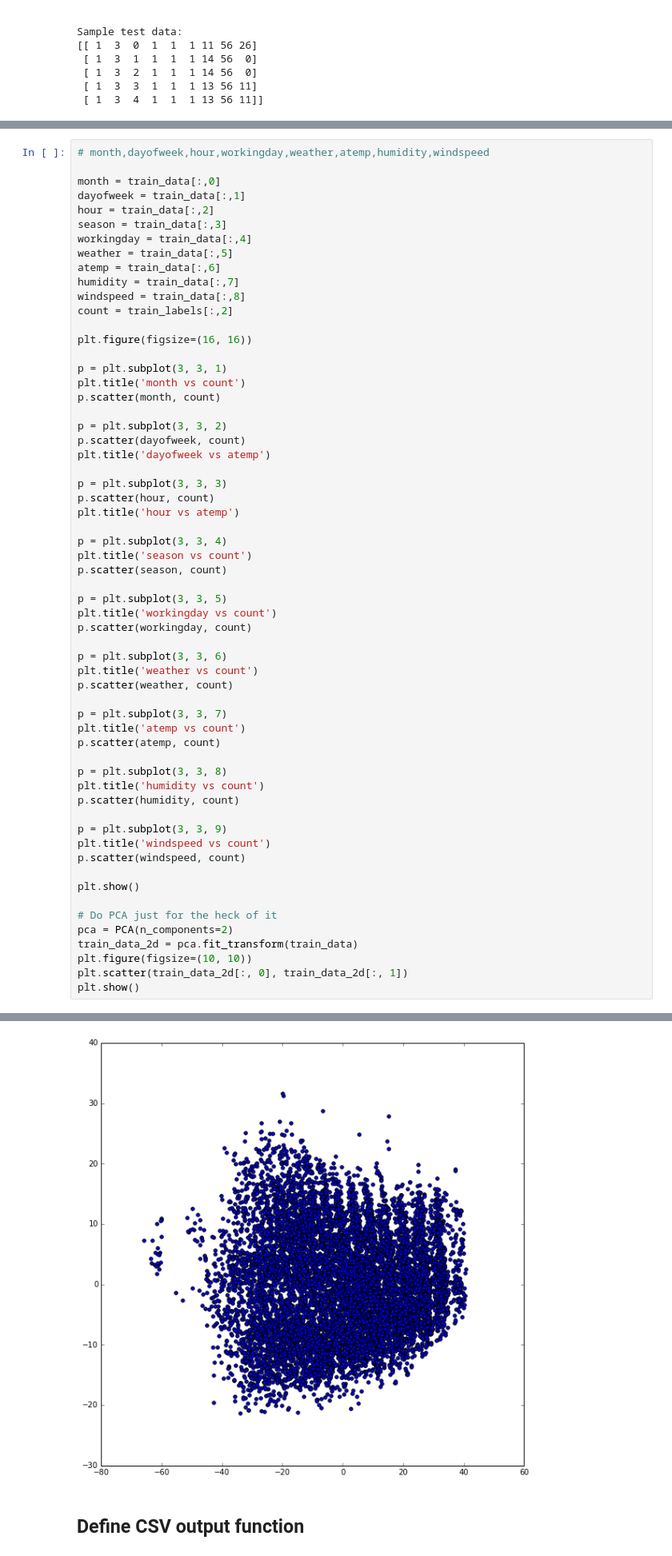
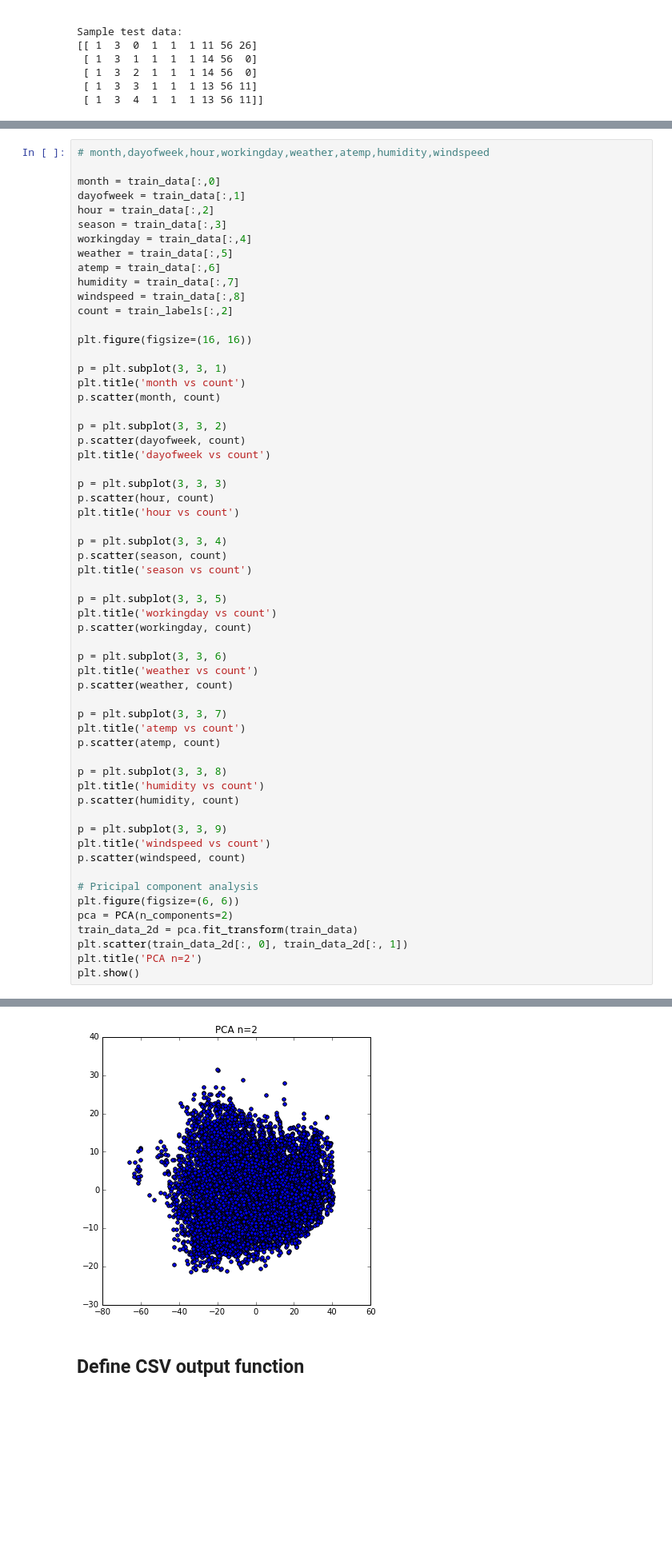
Before and after one commit to cjmurray/W207_project, a Jupyter notebook: w207_project_cmr.ipynb, the cells around one changed output, grey strips where cells are left out. Shown: that part at 80% size. Cells and saved outputs as stored; diff of their text form; blank space fills up the shorter version.

```diff
--- a/w207_project_cmr.ipynb
+++ b/w207_project_cmr.ipynb
@@ -157,47 +163,46 @@ p.scatter(month, count)
 
 p = plt.subplot(3, 3, 2)
 p.scatter(dayofweek, count)
-plt.title('dayofweek vs atemp')
+plt.title('dayofweek vs count')
 
 p = plt.subplot(3, 3, 3)
 p.scatter(hour, count)
-plt.title('hour vs atemp')
+plt.title('hour vs count')
 
 p = plt.subplot(3, 3, 4)
+p.scatter(season, count)
 plt.title('season vs count')
-p.scatter(season, count)
 
 p = plt.subplot(3, 3, 5)
 plt.title('workingday vs count')
 p.scatter(workingday, count)
 
 p = plt.subplot(3, 3, 6)
 plt.title('weather vs count')
 p.scatter(weather, count)
 
 p = plt.subplot(3, 3, 7)
 plt.title('atemp vs count')
 p.scatter(atemp, count)
 
 p = plt.subplot(3, 3, 8)
 plt.title('humidity vs count')
 p.scatter(humidity, count)
 
 p = plt.subplot(3, 3, 9)
 plt.title('windspeed vs count')
 p.scatter(windspeed, count)
 
-plt.show()
-
-# Do PCA just for the heck of it
+# Pricipal component analysis
+plt.figure(figsize=(6, 6))
 pca = PCA(n_components=2)
 train_data_2d = pca.fit_transform(train_data)
-plt.figure(figsize=(10, 10))
 plt.scatter(train_data_2d[:, 0], train_data_2d[:, 1])
+plt.title('PCA n=2')
 plt.show()
 # %% [output]
 [figure]
-[figure, old version]
+[figure, new version]
 # %% [markdown]
 ## Define CSV output function
 # %%
```
Also changed, not shown: parts of 15 cells of this notebook, 2 other files.
